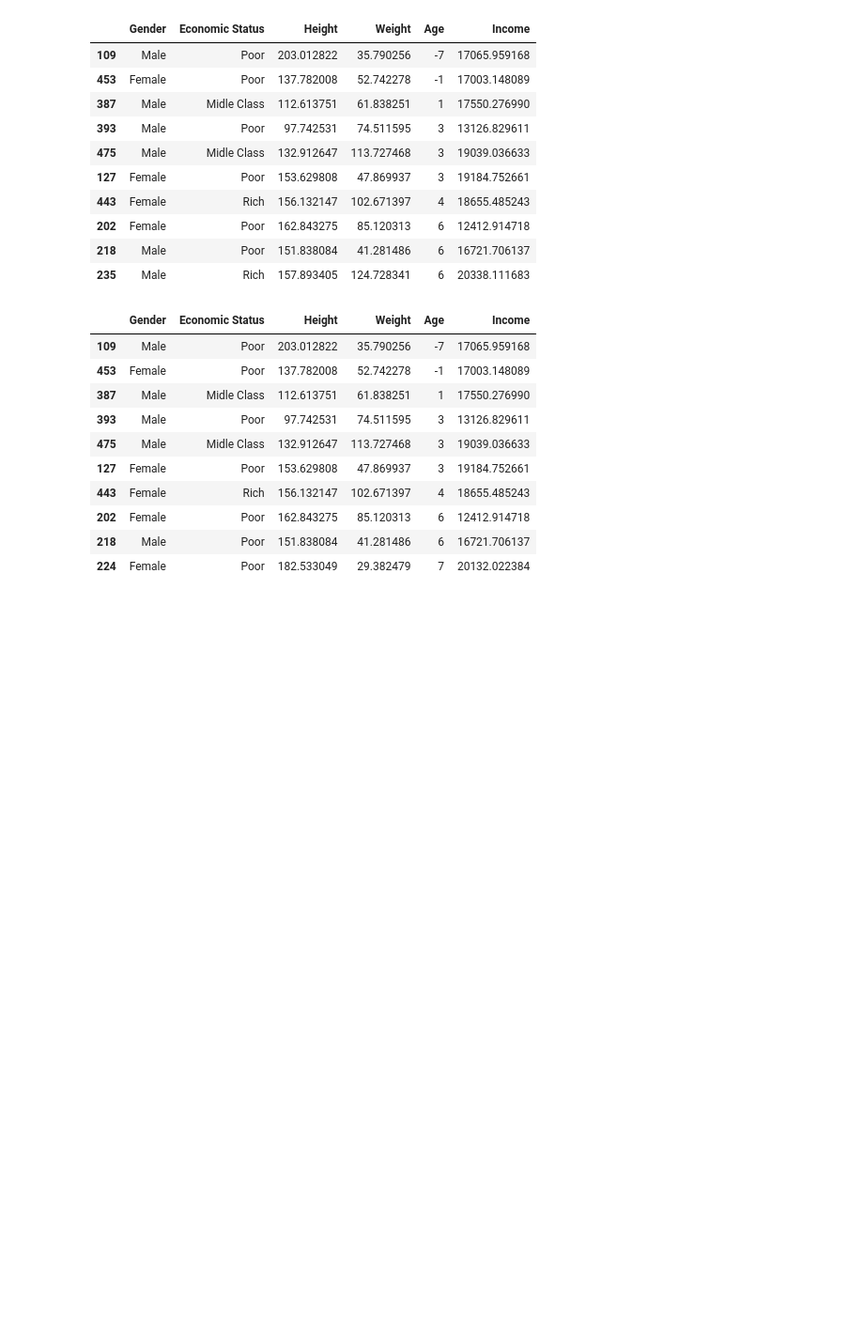
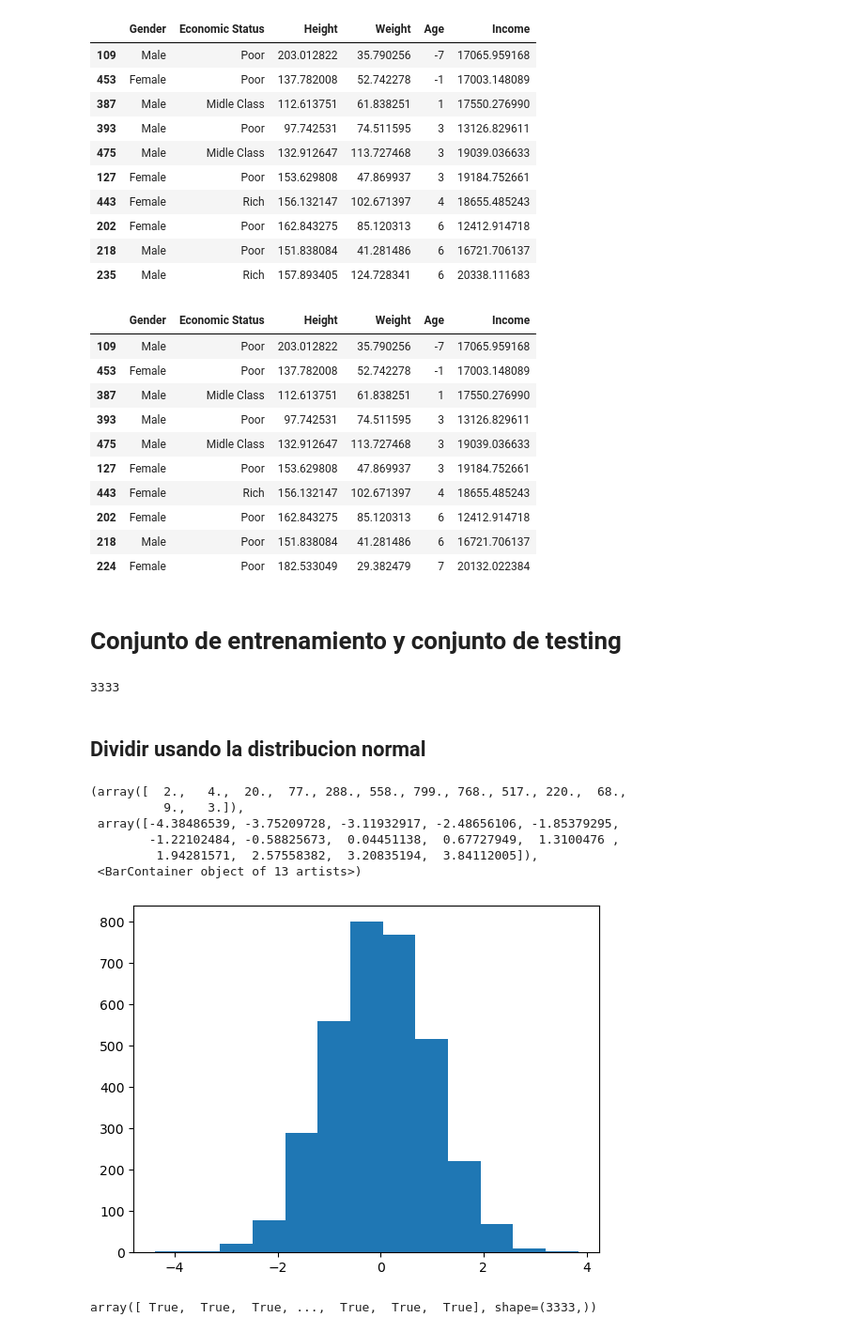
Before and after one commit to Manuelmontas02/python-ml-course, a Jupyter notebook: notebooks_propios/T2-3-Data Cleaning - Agrupacion de datos.ipynb, the cells around one changed output. Shown at 94% size. Cells and saved outputs as stored; diff of their text form; code cells hidden in the pictures; blank space fills up the shorter version.

```diff
--- a/notebooks_propios/T2-3-Data Cleaning - Agrupacion de datos.ipynb
+++ b/notebooks_propios/T2-3-Data Cleaning - Agrupacion de datos.ipynb
@@ -396,3 +396,5 @@ age_grouped.head()
 | 202 | Female | Poor | 162.843275 | 85.120313 | 6 | 12412.914718 |
 | 218 | Male | Poor | 151.838084 | 41.281486 | 6 | 16721.706137 |
 | 224 | Female | Poor | 182.533049 | 29.382479 | 7 | 20132.022384 |
+# %% [markdown]
+# Conjunto de entrenamiento y conjunto de testing
@@ -398,0 +403,24 @@ age_grouped.head()
+# %%
+data = pd.read_csv("..\datasets\customer-churn-model\Customer Churn Model.txt")
+len(data)
+# %% [output]
+3333
+# %% [markdown]
+## Dividir usando la distribucion normal
+# %%
+a = np.random.randn(len(data))
+# %%
+plt.hist(a,bins = int(np.ceil(1 + np.log2(len(a)))))
+# %% [output]
+(array([  2.,   4.,  20.,  77., 288., 558., 799., 768., 517., 220.,  68.,
+          9.,   3.]),
+ array([-4.38486539, -3.75209728, -3.11932917, -2.48656106, -1.85379295,
+        -1.22102484, -0.58825673,  0.04451138,  0.67727949,  1.3100476 ,
+         1.94281571,  2.57558382,  3.20835194,  3.84112005]),
+ <BarContainer object of 13 artists>)
+[figure, added]
+# %%
+check = (a<0.8)
+check
+# %% [output]
+array([ True,  True,  True, ...,  True,  True,  True], shape=(3333,))
```
Also changed, not shown: parts of 18 cells of this notebook, 1 other file.
